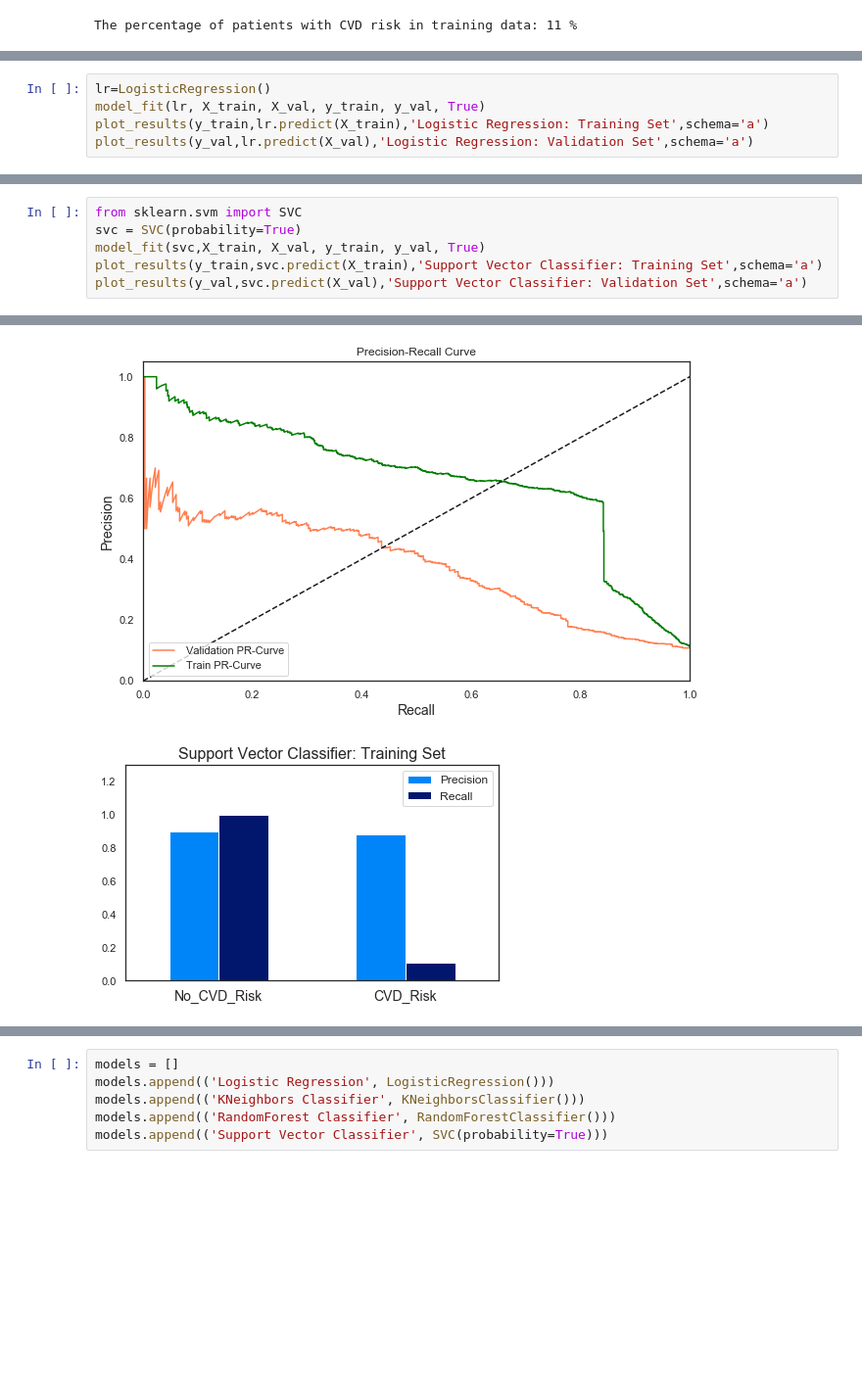
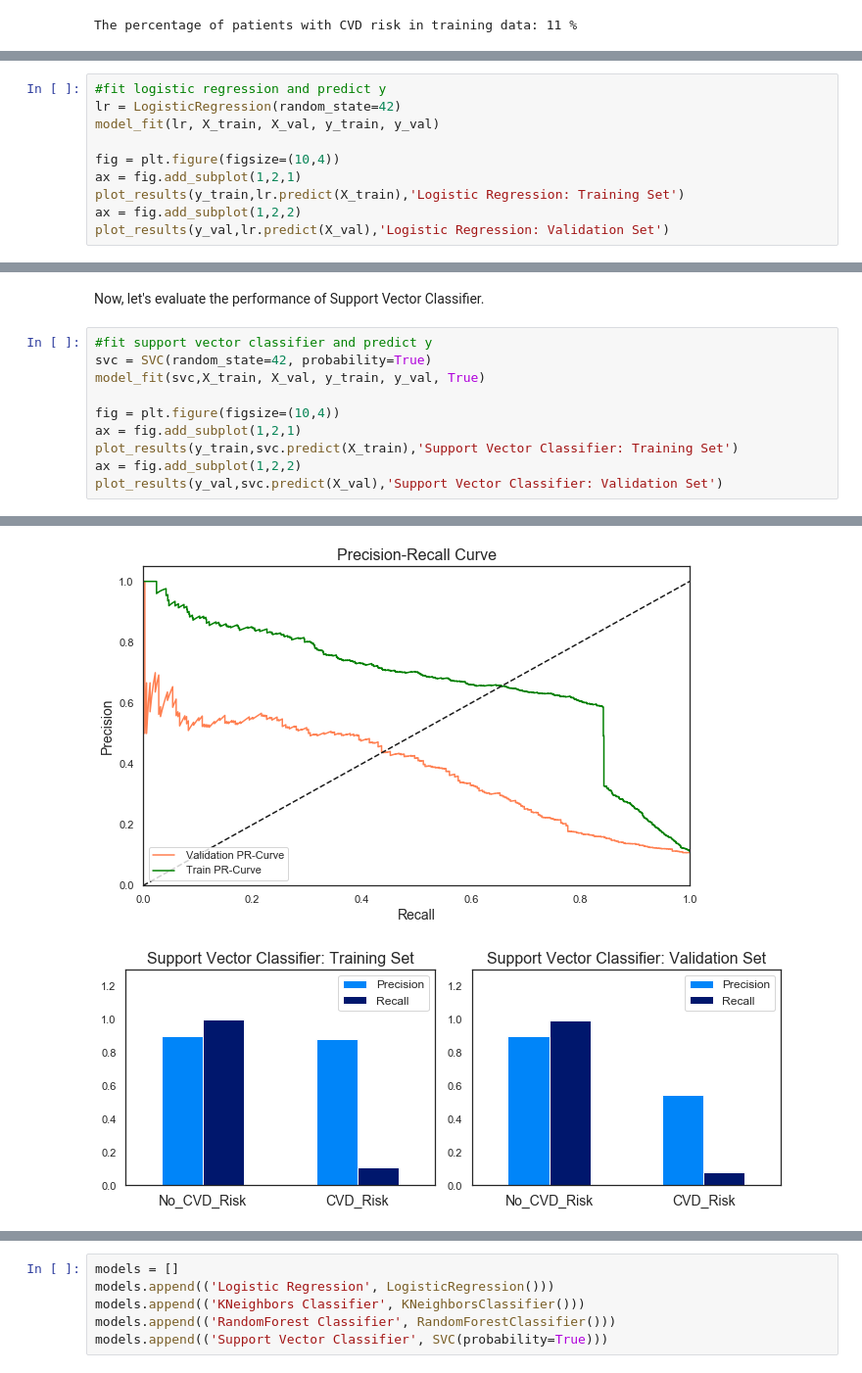
Before and after one commit to richasethi3/CVD_Prediction, a Jupyter notebook: 03_Preprocessing_and_Training/CVD_Prediction_Preprocessing_and_Training.ipynb, the cells around one changed output, grey strips where cells are left out. Shown at 98% size. Saved outputs shown, nothing was run; the diff lists cells and outputs as text; blank space fills up the shorter version.

```diff
--- a/03_Preprocessing_and_Training/CVD_Prediction_Preprocessing_and_Training.ipynb
+++ b/03_Preprocessing_and_Training/CVD_Prediction_Preprocessing_and_Training.ipynb
@@ -324,8 +394,13 @@ def plot_results(targets,predictions,title,schema='a'):
 # %%
-lr=LogisticRegression()
-model_fit(lr, X_train, X_val, y_train, y_val, True)
-plot_results(y_train,lr.predict(X_train),'Logistic Regression: Training Set',schema='a')
-plot_results(y_val,lr.predict(X_val),'Logistic Regression: Validation Set',schema='a')
+#fit logistic regression and predict y
+lr = LogisticRegression(random_state=42)
+model_fit(lr, X_train, X_val, y_train, y_val)
+
+fig = plt.figure(figsize=(10,4))
+ax = fig.add_subplot(1,2,1)
+plot_results(y_train,lr.predict(X_train),'Logistic Regression: Training Set')
+ax = fig.add_subplot(1,2,2)
+plot_results(y_val,lr.predict(X_val),'Logistic Regression: Validation Set')
 # %% [output]
 Model report on training data:
 Train: Precision: 0.5593
@@ -344,9 +425,15 @@ Validation Accuracy: 0.8934
+# %% [markdown]
+Now, let's evaluate the performance of Support Vector Classifier.
 # %%
-from sklearn.svm import SVC
-svc = SVC(probability=True)
+#fit support vector classifier and predict y
+svc = SVC(random_state=42, probability=True)
 model_fit(svc,X_train, X_val, y_train, y_val, True)
-plot_results(y_train,svc.predict(X_train),'Support Vector Classifier: Training Set',schema='a')
-plot_results(y_val,svc.predict(X_val),'Support Vector Classifier: Validation Set',schema='a')
+
+fig = plt.figure(figsize=(10,4))
+ax = fig.add_subplot(1,2,1)
+plot_results(y_train,svc.predict(X_train),'Support Vector Classifier: Training Set')
+ax = fig.add_subplot(1,2,2)
+plot_results(y_val,svc.predict(X_val),'Support Vector Classifier: Validation Set')
 # %% [output]
 Model report on training data:
 Train: Precision: 0.8824
@@ -361,3 +450,3 @@ Average Precision (Validation): 0.3800
 Validation Accuracy: 0.8930
-[figure, old version]
+[figure, new version]
-[figure, old version]
+[figure, new version]
```
Also changed, not shown: parts of 134 cells of this notebook.
